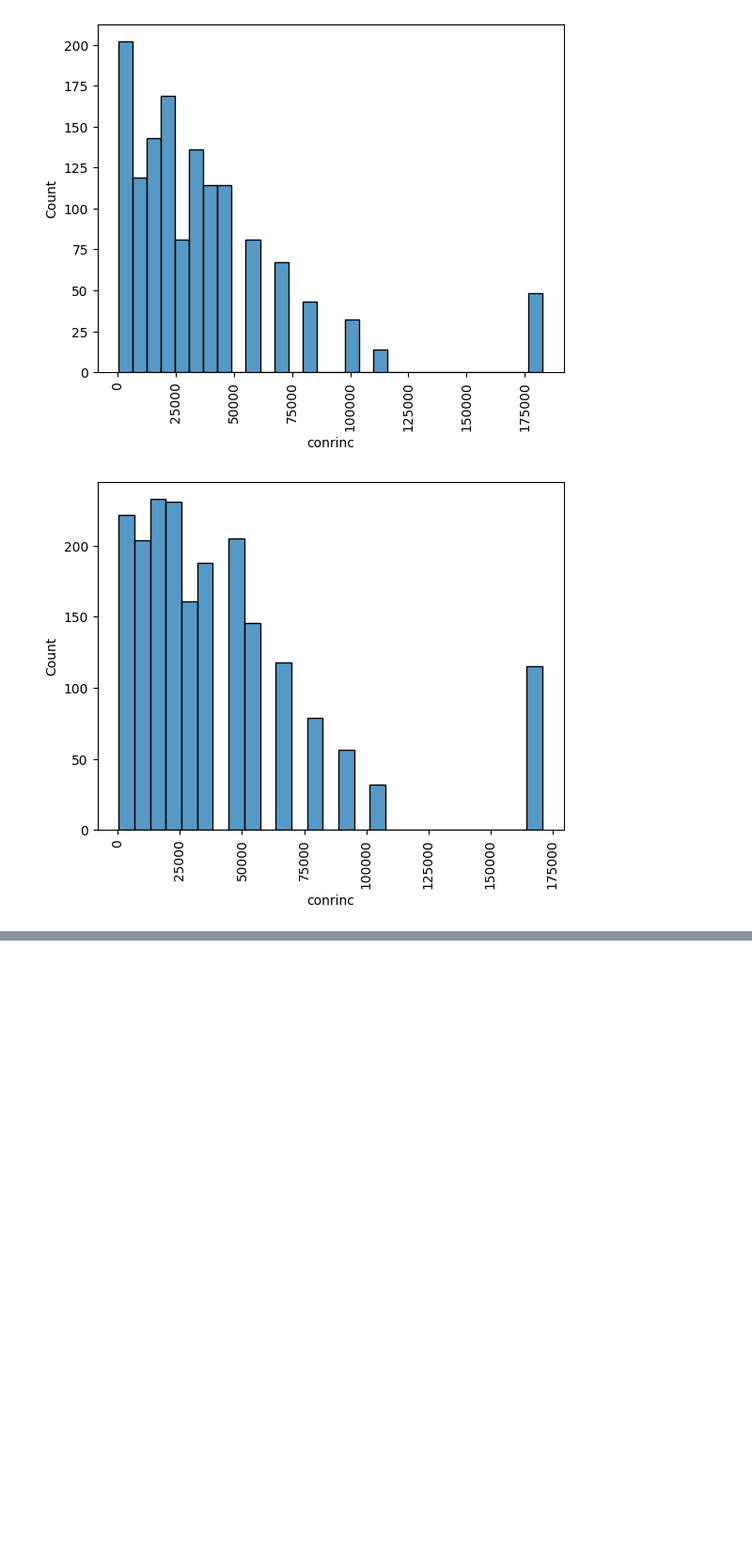
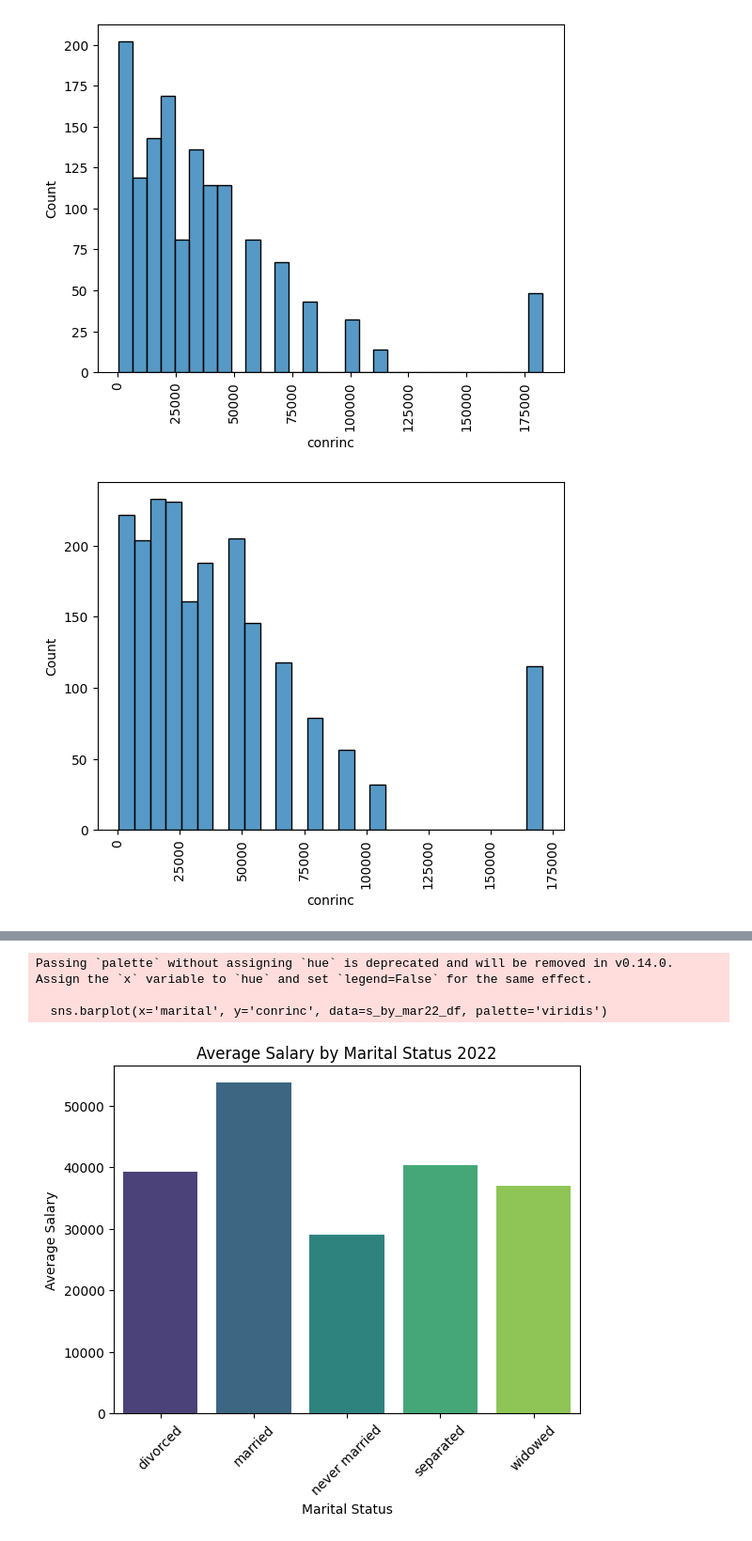
Before and after one commit to imdressel/project_gss, a Jupyter notebook: GSS_Rhiannon's_part.ipynb, the cells around one changed output, grey strips where cells are left out. Shown: that part at 94% size. Cells and saved outputs as stored; diff of their text form; code cells hidden in the pictures; blank space fills up the shorter version.

```diff
--- a/GSS_Rhiannon's_part.ipynb
+++ b/GSS_Rhiannon's_part.ipynb
@@ -82,0 +138,5 @@ pd.crosstab(gss['conrinc'],gss['marital'],margins=True,normalize=True) #Normaliz
+# %%
+#Salary by marriage type in 2022
+s_by_mar22 = df22.groupby('marital')['conrinc'].mean()
+s_by_mar22
+#On average - in 2022, salaries by each category of marriage type are higher than their counterparts in 2018 (besides divorced)
@@ -82,0 +151,14 @@ pd.crosstab(gss['conrinc'],gss['marital'],margins=True,normalize=True) #Normaliz
+# %%
+s_by_mar22_df = pd.DataFrame(s_by_mar22)
+
+sns.barplot(x='marital', y='conrinc', data=s_by_mar22_df, palette='viridis')
+plt.title('Average Salary by Marital Status 2022')
+plt.xlabel('Marital Status')
+plt.ylabel('Average Salary')
+plt.xticks(rotation=45)
+plt.show()
+# %% [output]
+Passing `palette` without assigning `hue` is deprecated and will be removed in v0.14.0. Assign the `x` variable to `hue` and set `legend=False` for the same effect.
+
+  sns.barplot(x='marital', y='conrinc', data=s_by_mar22_df, palette='viridis')
+[figure, added]
```
Also changed, not shown: parts of 25 cells of this notebook.
